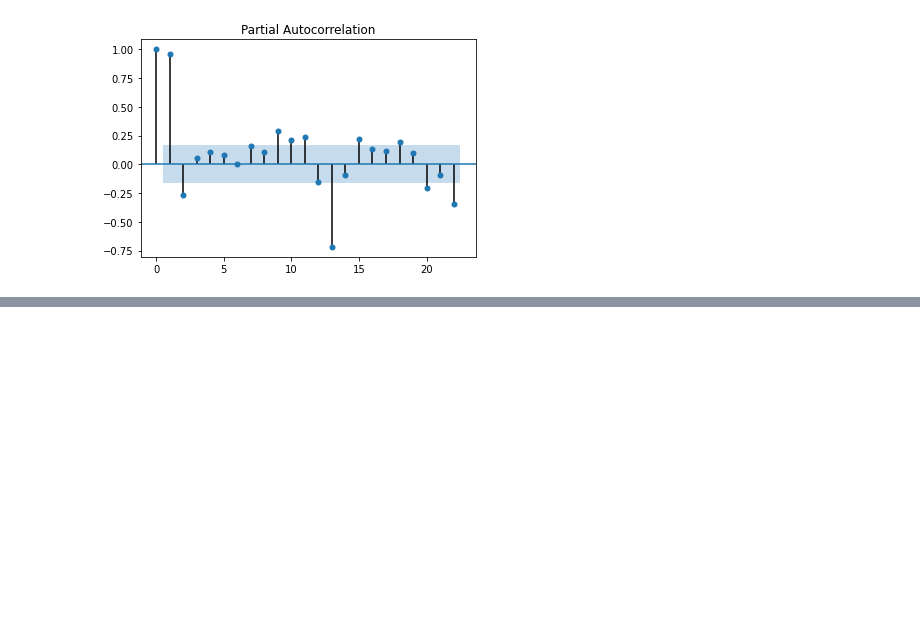
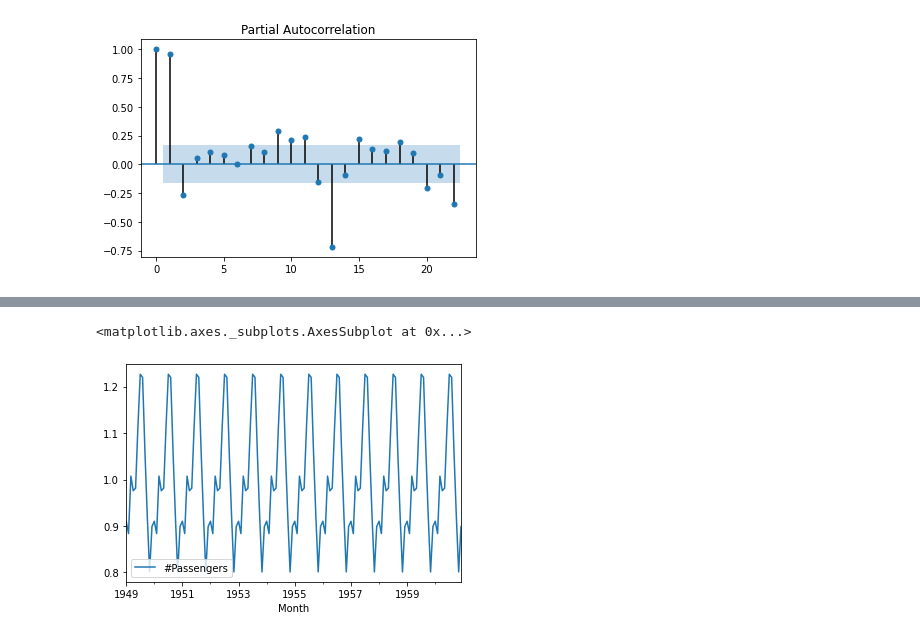
Before and after one commit to GuilhermeRuy97/BootcampDataScience, a Jupyter notebook: Analise_e_previsao_de_Series_Temporais.ipynb, the cells around one changed output, grey strips where cells are left out. Saved outputs shown, nothing was run; the diff lists cells and outputs as text; code cells hidden in the pictures; blank space fills up the shorter version.

```diff
--- a/Analise_e_previsao_de_Series_Temporais.ipynb
+++ b/Analise_e_previsao_de_Series_Temporais.ipynb
@@ -479,0 +548,7 @@ plot_pacf(dados_passageiros["#Passengers"]);
+# %%
+#Pegando os dados de sazonalidade da decomposição
+
+decomposicao_p.seasonal.plot()
+# %% [output]
+<matplotlib.axes._subplots.AxesSubplot at 0x...>
+[figure, added]
```
Also changed, not shown: parts of 15 cells of this notebook.
